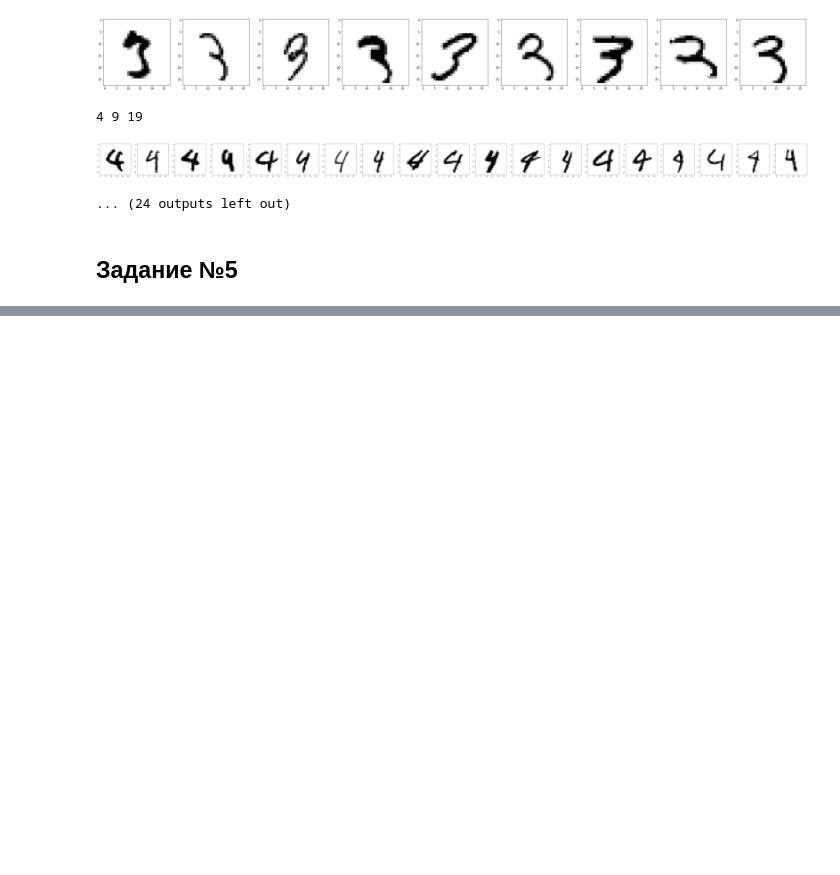
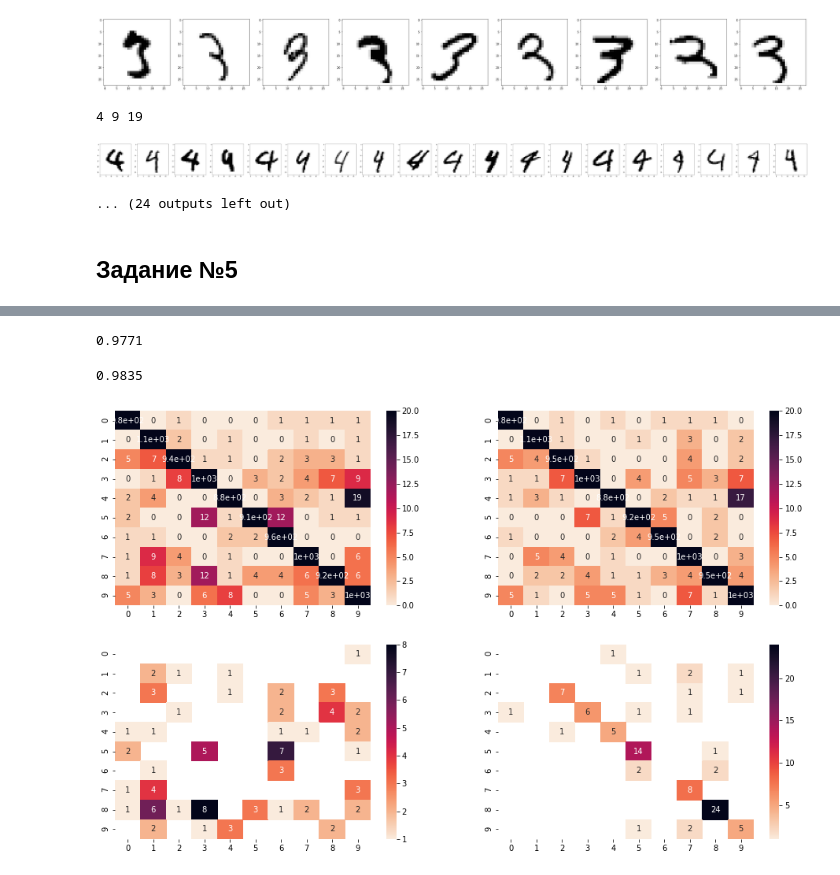
Before and after one commit to Tytskiy/Study, a Jupyter notebook: mmp-fall-2020/practicum/hm-4(KNN)/hm-4.ipynb, the cells around one changed output, grey strips where cells are left out. Drawn from its saved outputs; the diff is of its cells as text; code cells hidden in the pictures; blank space fills up the shorter version.

```diff
--- a/mmp-fall-2020/practicum/hm-4(KNN)/hm-4.ipynb
+++ b/mmp-fall-2020/practicum/hm-4(KNN)/hm-4.ipynb
@@ -168,0 +263,38 @@ def augmentation(X, param):
+# %%
+best_model_base = nn.KNNClassifier(4, metric="cosine", weights=True, test_block_size=1000)
+best_model_base.fit(X_train, y_train)
+y_pred_base = best_model_base.predict(X_test)
+accuracy_score(y_test, y_pred_base)
+# %% [output]
+0.9771
+# %%
+X_gauss = augmentation(X_train, {"gauss": 1})
+X_rotate = augmentation(X_train, {"rotate": 10})
+
+X_train_aug = np.vstack((X_train, X_gauss, X_rotate))
+y_train_aug = np.hstack((y_train, y_train, y_train))
+
+best_model_aug = nn.KNNClassifier(4, metric="cosine", weights=True, test_block_size=300)
+best_model_aug.fit(X_train_aug, y_train_aug)
+y_pred_aug = best_model_aug.predict(X_test)
+print(accuracy_score(y_test, y_pred_aug))
+# %% [output]
+0.9835
+# %%
+from sklearn.metrics import confusion_matrix
+
+cm_base = confusion_matrix(y_test, y_pred_base, labels=range(10))
+df_base = pd.DataFrame(cm_base, range(10), range(10))
+
+cm_aug = confusion_matrix(y_test, y_pred_aug, labels=range(10))
+df_aug = pd.DataFrame(cm_aug, range(10), range(10))
+
+fig, ax = plt.subplots(2, 2, figsize=(16, 10))
+sn.heatmap(df_base, annot=True, cmap="rocket_r", ax=ax[0, 0], vmax=20)
+sn.heatmap(df_aug, annot=True, cmap="rocket_r", ax=ax[0, 1], vmax=20)
+
+sn.heatmap((df_base-df_aug)[df_base > df_aug], annot=True, cmap="rocket_r", ax=ax[1, 0])
+sn.heatmap((-df_base+df_aug)[df_base < df_aug], annot=True, cmap="rocket_r", ax=ax[1, 1])
+plt.show()
+# %% [output]
+[figure, added]
```
Also changed, not shown: parts of 25 cells of this notebook.
